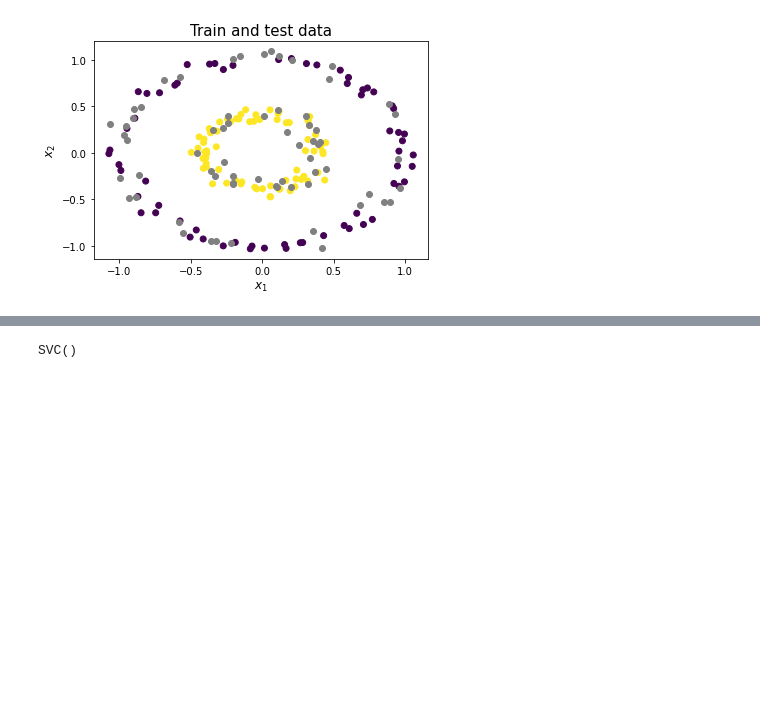
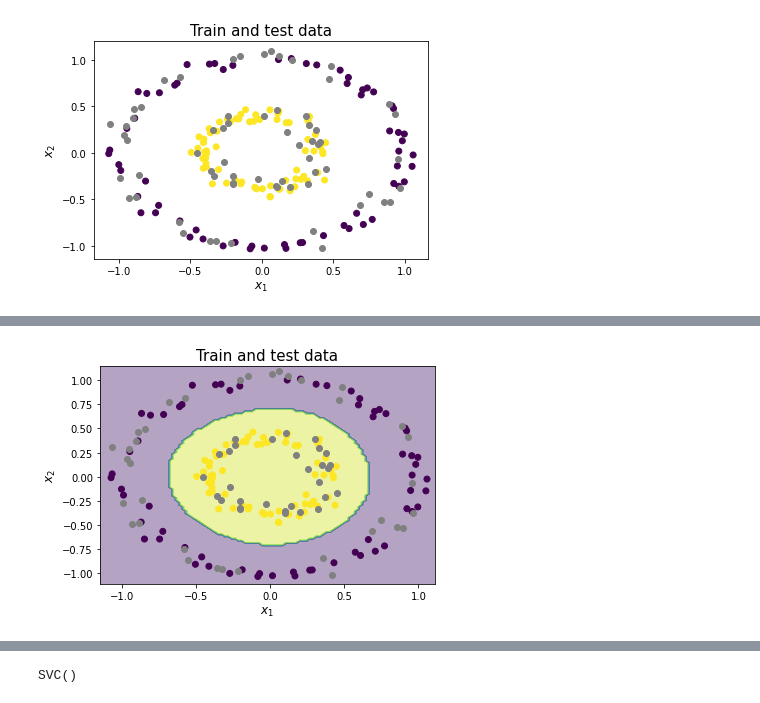
Before and after one commit to maticalderini/SVM-tutorial---TQMP, a Jupyter notebook: svm_tutorial.ipynb, the cells around one changed output, grey strips where cells are left out. Saved outputs shown, nothing was run; the diff lists cells and outputs as text; code cells hidden in the pictures; blank space fills up the shorter version.

```diff
--- a/svm_tutorial.ipynb
+++ b/svm_tutorial.ipynb
@@ -50,0 +76,21 @@ plt.show()
+# %%
+# Grid bounds
+bounds = data_no_overlap[['x1', 'x2']].agg(('min', 'max')).T + [-0.075, 0.075]
+h = (bounds['max'] - bounds['min']) / 100
+
+# Grid
+xx, yy = np.meshgrid(np.arange(bounds.loc['x1', 'min'], bounds.loc['x1', 'max'], h['x1']),
+                     np.arange(bounds.loc['x2', 'min'], bounds.loc['x2', 'max'], h['x2']))
+
+# Grid prediction
+Z = clf.predict(np.c_[xx.ravel(), yy.ravel()])
+Z = Z.reshape(xx.shape)
+# %%
+fig, ax = plt.subplots()
+ax.contourf(xx, yy, Z, alpha=0.4)
+ax.scatter(X_train.x1, X_train.x2, c=y_train)
+ax.scatter(X_test.x1, X_test.x2, c='grey')
+ax.set(title='Train and test data', xlabel=r'$x_1$', ylabel=r'$x_2$')
+plt.show()
+# %% [output]
+[figure, added]
```
Also changed, not shown: parts of 21 cells of this notebook, 3 other files.
